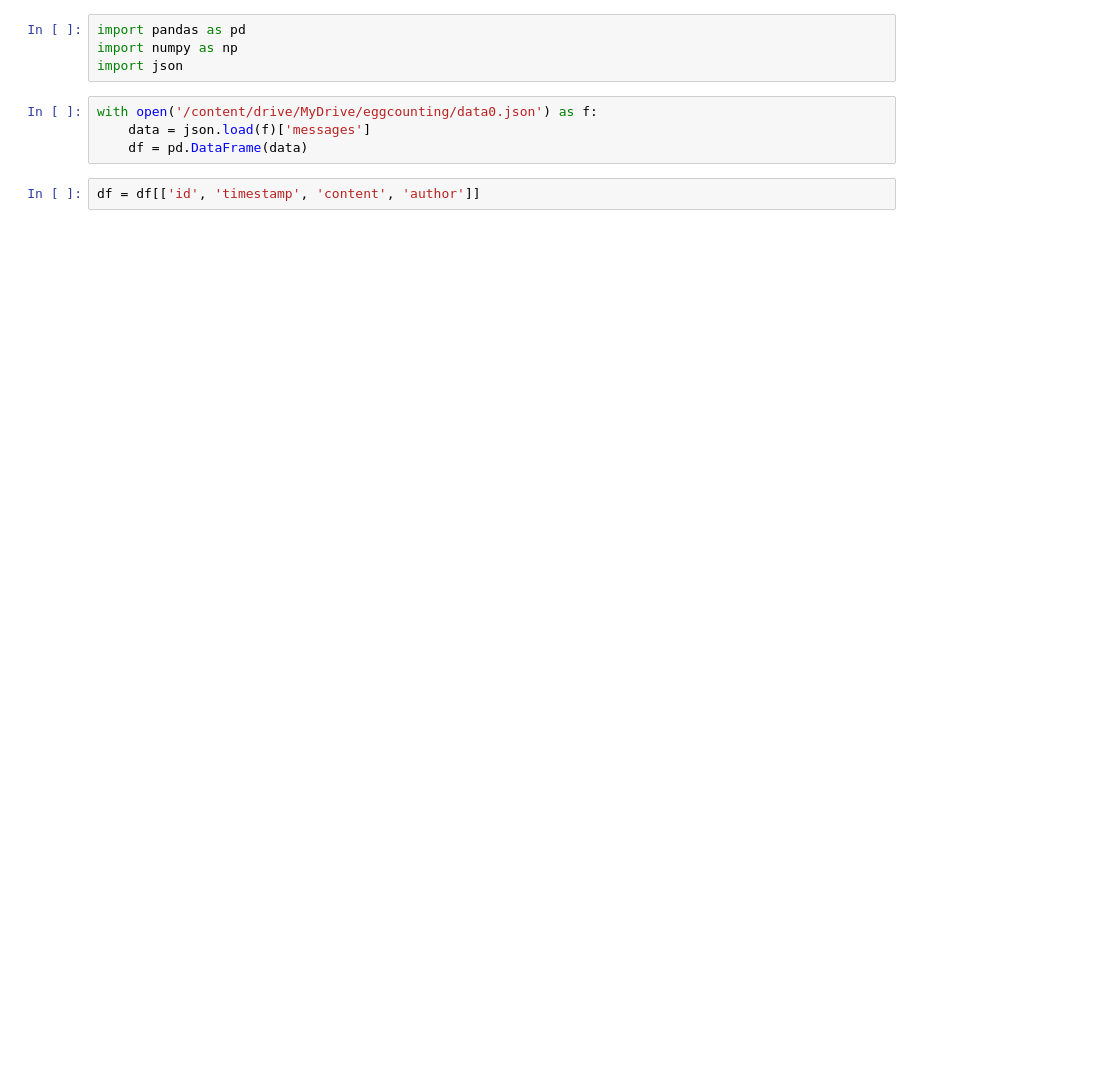
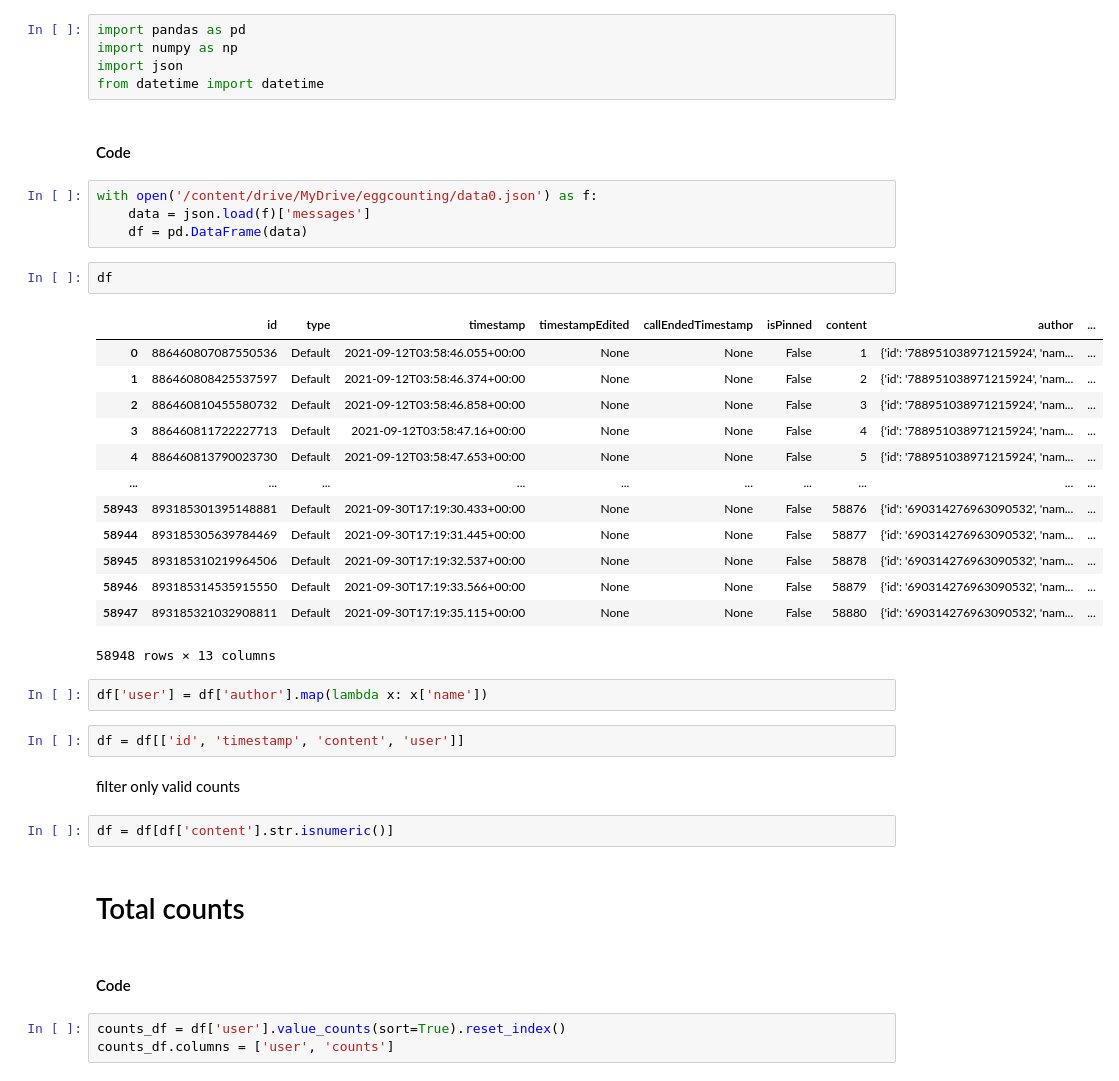
Before and after one commit to IvanLudvig/eggcounting, a Jupyter notebook: eggcounting.ipynb, the cells around one changed output. Drawn from its saved outputs; the diff is of its cells as text; blank space fills up the shorter version.

```diff
--- a/eggcounting.ipynb
+++ b/eggcounting.ipynb
@@ -4,9 +4,41 @@
 import pandas as pd
 import numpy as np
 import json
+from datetime import datetime
+# %% [markdown]
+#### Code
 # %%
 with open('/content/drive/MyDrive/eggcounting/data0.json') as f:
     data = json.load(f)['messages']
     df = pd.DataFrame(data)
+# %%
+df
+# %% [output]
+|  | id | type | timestamp | timestampEdited | callEndedTimestamp | isPinned | content | author | ... |
+| 0 | 886460807087550536 | Default | 2021-09-12T03:58:46.055+00:00 | None | None | False | 1 | {'id': '788951038971215924', 'nam... | ... |
+| 1 | 886460808425537597 | Default | 2021-09-12T03:58:46.374+00:00 | None | None | False | 2 | {'id': '788951038971215924', 'nam... | ... |
+| 2 | 886460810455580732 | Default | 2021-09-12T03:58:46.858+00:00 | None | None | False | 3 | {'id': '788951038971215924', 'nam... | ... |
+| 3 | 886460811722227713 | Default | 2021-09-12T03:58:47.16+00:00 | None | None | False | 4 | {'id': '788951038971215924', 'nam... | ... |
+| 4 | 886460813790023730 | Default | 2021-09-12T03:58:47.653+00:00 | None | None | False | 5 | {'id': '788951038971215924', 'nam... | ... |
+| ... | ... | ... | ... | ... | ... | ... | ... | ... | ... |
+| 58943 | 893185301395148881 | Default | 2021-09-30T17:19:30.433+00:00 | None | None | False | 58876 | {'id': '690314276963090532', 'nam... | ... |
+| 58944 | 893185305639784469 | Default | 2021-09-30T17:19:31.445+00:00 | None | None | False | 58877 | {'id': '690314276963090532', 'nam... | ... |
+| 58945 | 893185310219964506 | Default | 2021-09-30T17:19:32.537+00:00 | None | None | False | 58878 | {'id': '690314276963090532', 'nam... | ... |
+| 58946 | 893185314535915550 | Default | 2021-09-30T17:19:33.566+00:00 | None | None | False | 58879 | {'id': '690314276963090532', 'nam... | ... |
+| 58947 | 893185321032908811 | Default | 2021-09-30T17:19:35.115+00:00 | None | None | False | 58880 | {'id': '690314276963090532', 'nam... | ... |
+58948 rows × 13 columns
+# %%
+df['user'] = df['author'].map(lambda x: x['name'])
 # %%
-df = df[['id', 'timestamp', 'content', 'author']]
+df = df[['id', 'timestamp', 'content', 'user']]
+# %% [markdown]
+filter only valid counts
+# %%
+df = df[df['content'].str.isnumeric()]
+# %% [markdown]
+# Total counts
+# %% [markdown]
+#### Code
+# %%
+counts_df = df['user'].value_counts(sort=True).reset_index()
+counts_df.columns = ['user', 'counts']
```
Also changed, not shown: parts of 28 cells of this notebook.
